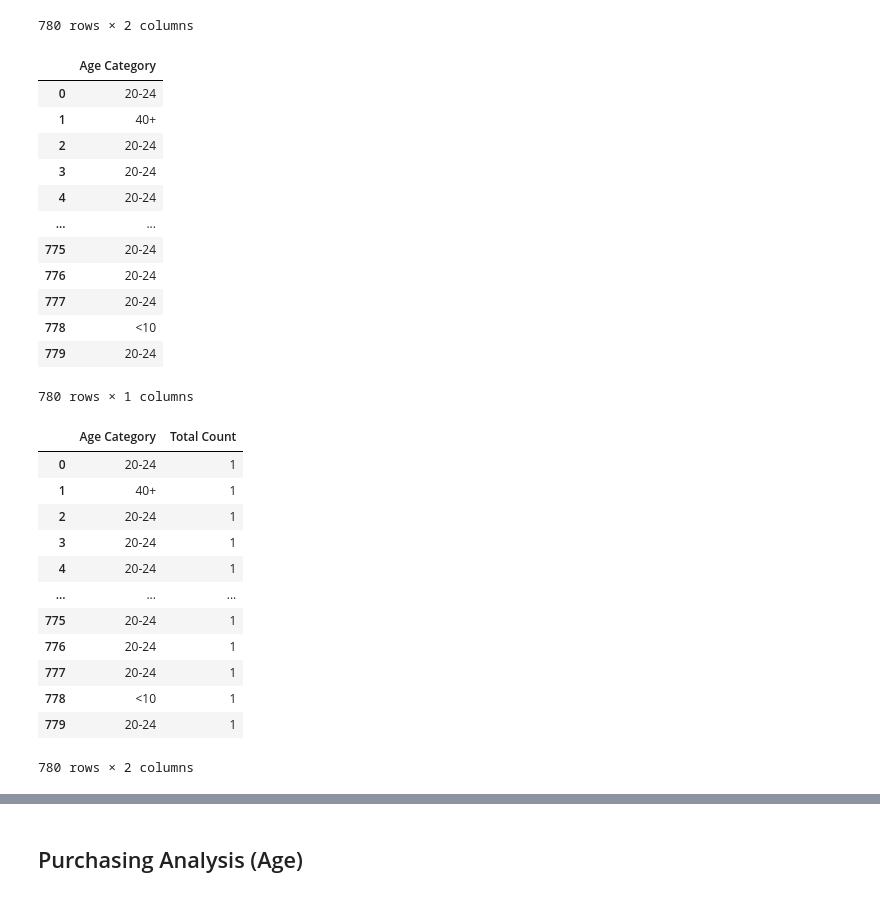
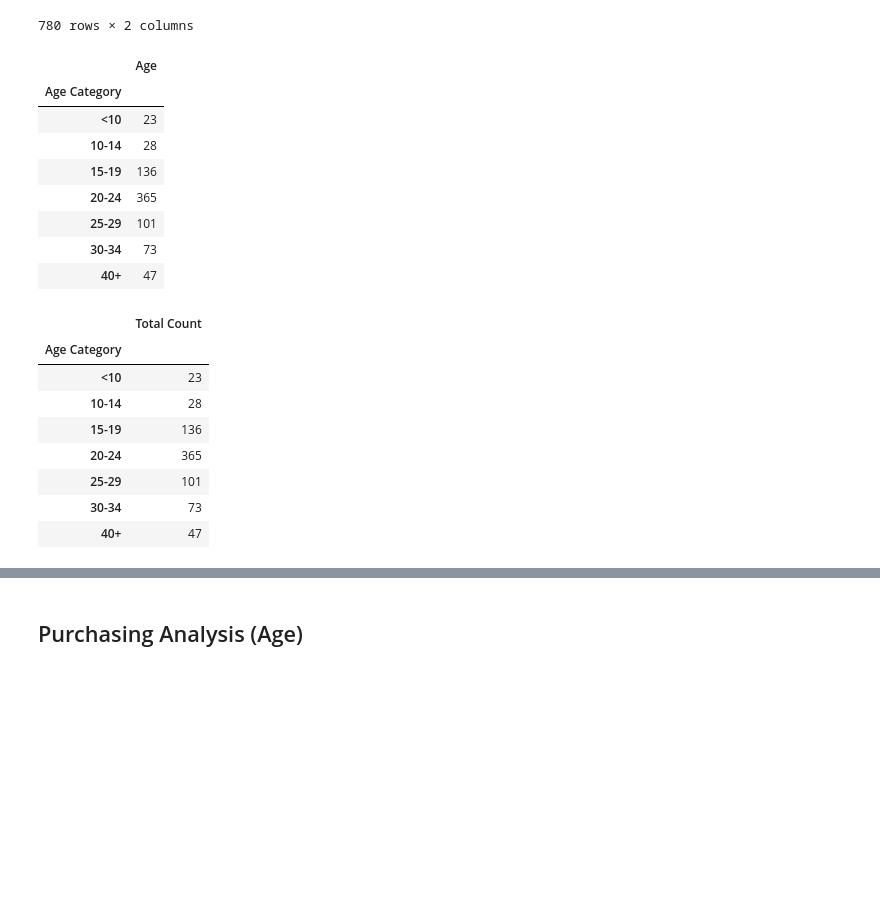
Before and after one commit to JMazick/pandas-challenge, a Jupyter notebook: HeroesOfPymoli/HeroesOfPymoli_starter.ipynb, the cells around one changed output, grey strips where cells are left out. Saved outputs shown, nothing was run; the diff lists cells and outputs as text; code cells hidden in the pictures; blank space fills up the shorter version.

Commit message:
add age demo analysis

```diff
--- a/HeroesOfPymoli/HeroesOfPymoli_starter.ipynb
+++ b/HeroesOfPymoli/HeroesOfPymoli_starter.ipynb
@@ -269,37 +269,29 @@ age_demo_df
 | 778 | 7 | <10 |
 | 779 | 24 | 20-24 |
 780 rows × 2 columns
+# %%
+age_demo_df = age_demo_df.groupby('Age Category').count()
+age_demo_df
+# %% [output]
+|  | Age |
+| Age Category |  |
+| <10 | 23 |
+| 10-14 | 28 |
+| 15-19 | 136 |
+| 20-24 | 365 |
+| 25-29 | 101 |
+| 30-34 | 73 |
+| 40+ | 47 |
 # %%
-age_demo_df = age_demo_df.drop(columns='Age')
+age_demo_df = age_demo_df.rename(columns={"Age": "Total Count"})
 age_demo_df
 # %% [output]
-|  | Age Category |
-| 0 | 20-24 |
-| 1 | 40+ |
-| 2 | 20-24 |
-| 3 | 20-24 |
-| 4 | 20-24 |
-| ... | ... |
-| 775 | 20-24 |
-| 776 | 20-24 |
-| 777 | 20-24 |
-| 778 | <10 |
-| 779 | 20-24 |
+|  | Total Count |
+| Age Category |  |
+| <10 | 23 |
+| 10-14 | 28 |
+| 15-19 | 136 |
+| 20-24 | 365 |
+| 25-29 | 101 |
+| 30-34 | 73 |
+| 40+ | 47 |
-780 rows × 1 columns
-# %%
-age_demo_df["Total Count"] = age_demo_df.count(axis='columns')
-age_demo_df
-# %% [output]
-|  | Age Category | Total Count |
-| 0 | 20-24 | 1 |
-| 1 | 40+ | 1 |
-| 2 | 20-24 | 1 |
-| 3 | 20-24 | 1 |
-| 4 | 20-24 | 1 |
-| ... | ... | ... |
-| 775 | 20-24 | 1 |
-| 776 | 20-24 | 1 |
-| 777 | 20-24 | 1 |
-| 778 | <10 | 1 |
-| 779 | 20-24 | 1 |
-780 rows × 2 columns
```
Also changed, not shown: parts of 5 cells of this notebook.
